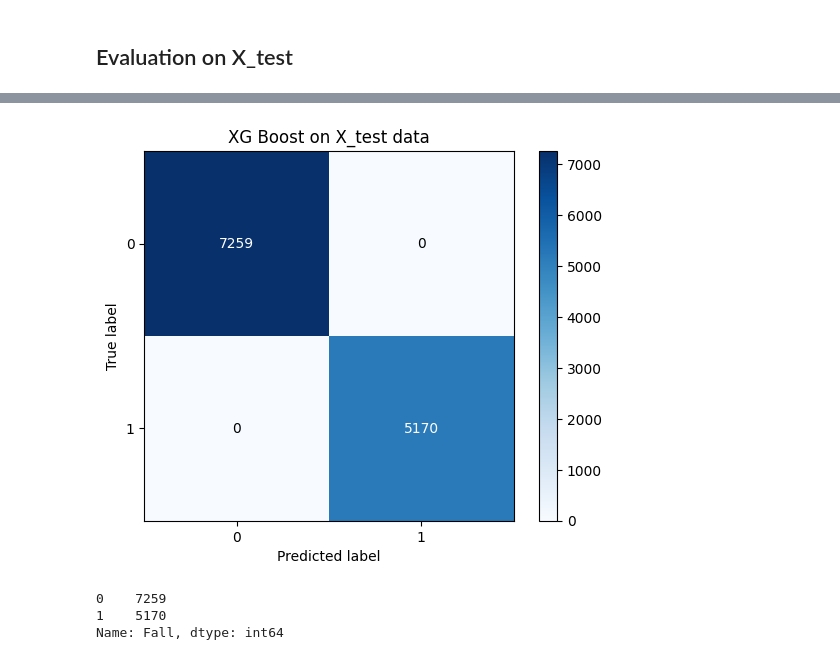
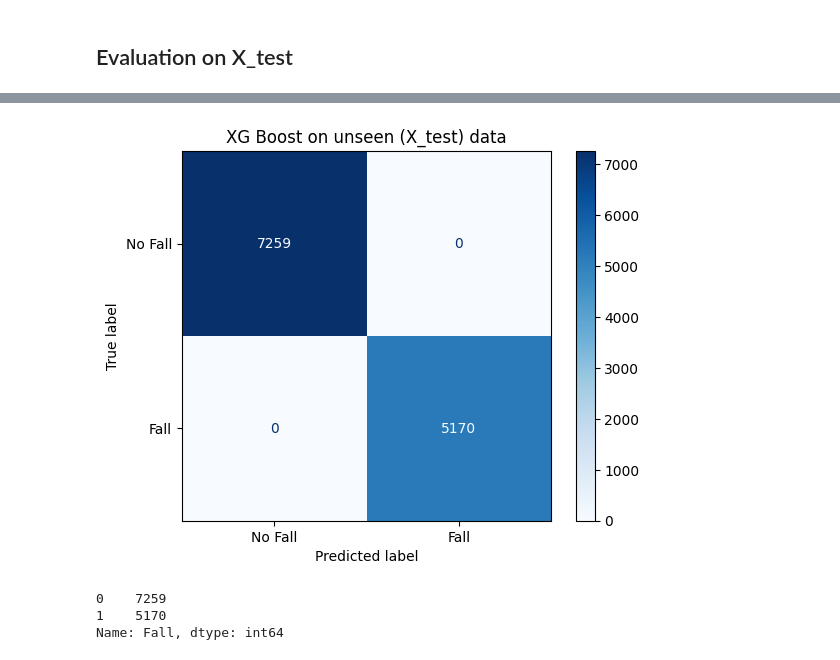
Before and after one commit to mccafj/Fall_Detection_Model, a Jupyter notebook: scratch_notebook.ipynb, the cells around one changed output, grey strips where cells are left out. Drawn from its saved outputs; the diff is of its cells as text; code cells hidden in the pictures.

Commit message:
updated visuals, edited markdown

```diff
--- a/scratch_notebook.ipynb
+++ b/scratch_notebook.ipynb
@@ -2154,10 +2181,12 @@ print_results(XG_boost_test_results)
 # %%
-skplt.metrics.plot_confusion_matrix(y_test, y_XGB_test_pred, normalize=False)
-plt.title("XG Boost on X_test data")
-# plt.savefig('images/xgb_xtest_conf_matrix.png', bbox_inches='tight', dpi=300)
+cm_xgb_xt = confusion_matrix(y_test, y_XGB_test_pred, labels=[0,1])
+disp_xgb_xt = ConfusionMatrixDisplay(confusion_matrix=cm_xgb_xt,display_labels=['No Fall', 'Fall'])
+disp_xgb_cm = disp_xgb_xt.plot(cmap=plt.cm.Blues,values_format='g')
+plt.title("XG Boost on unseen (X_test) data")
+plt.savefig('images/xgb_xtest_conf_matrix.png', bbox_inches='tight', dpi=300)
 plt.show();
 # %% [output]
-[figure, old version]
+[figure, new version]
 # %%
 # checking the above predictions from X_test to the actual y_test counts
 
```
Also changed, not shown: parts of 131 cells of this notebook, 13 other files.
